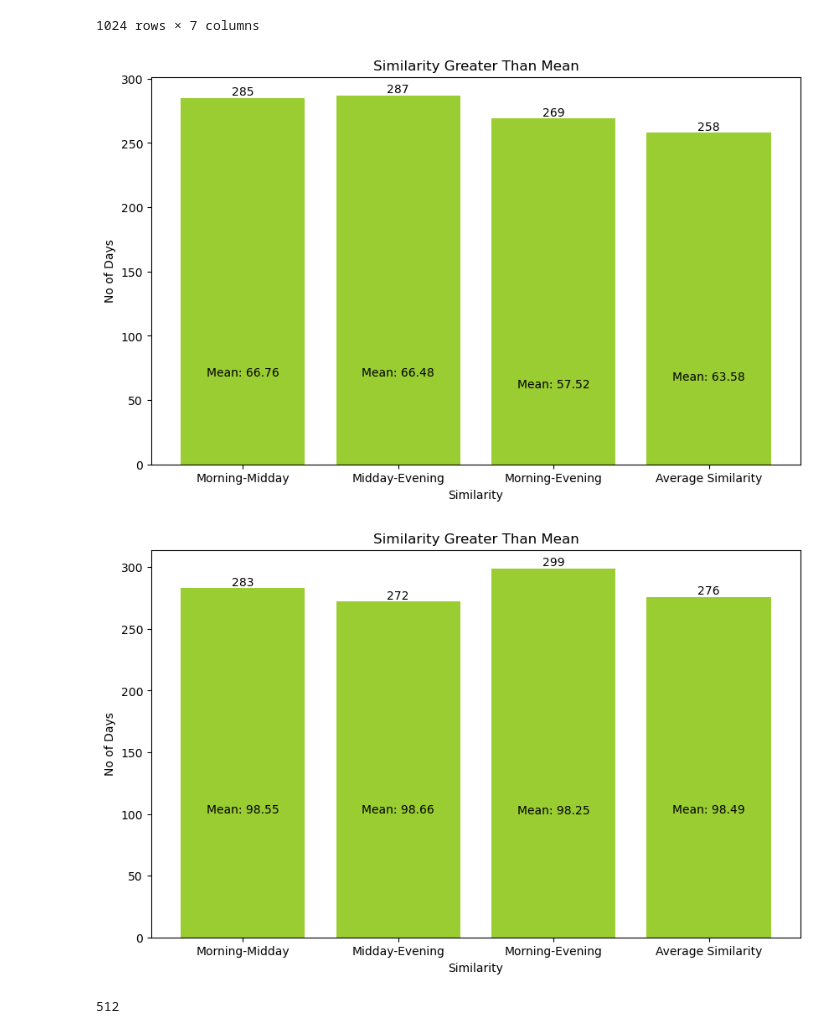
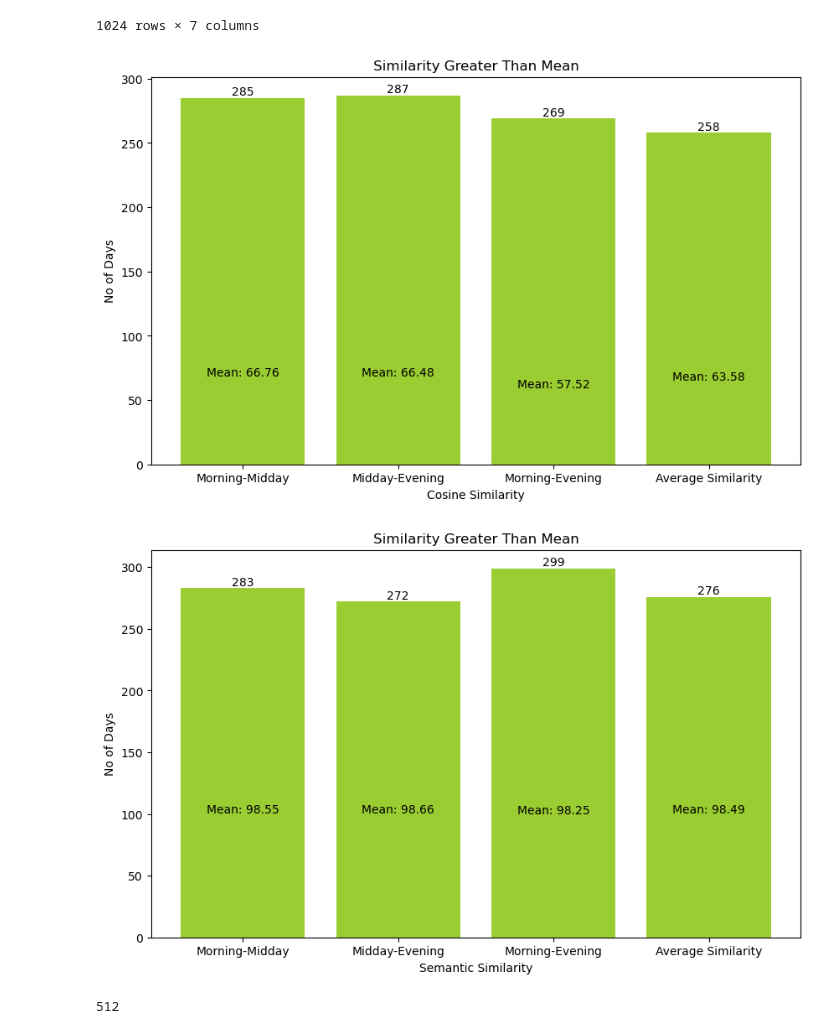
Before and after one commit to udayb3/Analysis-of-Daily-News-Bulletin, a Jupyter notebook: Graph/graph.ipynb, the cells around one changed output. Saved outputs shown, nothing was run; the diff lists cells and outputs as text; code cells hidden in the pictures.

Commit message:
updated graph

```diff
--- a/Graph/graph.ipynb
+++ b/Graph/graph.ipynb
@@ -362,34 +362,34 @@ df
 # %%
 technique = 'Cosine Similarity'
 technique_df = df[df['Technique'] == technique].copy()
 
 
 columns = ['Morning-Midday', 'Midday-Evening', 'Morning-Evening', 'Average Similarity']
 
 mean_values = technique_df[columns].mean()
 
 
 count_greater_than_mean = (technique_df[columns] > mean_values).sum()
 
 
 plt.figure(figsize=(10, 6))
 bars = plt.bar(count_greater_than_mean.index, count_greater_than_mean, color='yellowgreen')
 
 
 for bar in bars:
     yval = bar.get_height()
     plt.text(bar.get_x() + bar.get_width()/2, yval + 0.1, round(yval, 2), ha='center', va='bottom', rotation=0)
 
 for bar, mean_val in zip(bars, mean_values):
     plt.text(bar.get_x() + bar.get_width()/2, mean_val + 0.1, f'Mean: {round(mean_val, 2)}', ha='center', va='bottom', rotation=0, color='black')
 
 plt.title('Similarity Greater Than Mean')
-plt.xlabel('Similarity')
+plt.xlabel('Cosine Similarity')
 plt.ylabel('No of Days')
 plt.xticks(rotation=0, ha='center')
 plt.show()
 # %% [output]
-[figure, old version]
+[figure, new version]
 # %%
 technique = 'Semantic Similarity'
 technique_df = df[df['Technique'] == technique].copy()
@@ -415,12 +415,12 @@ for bar, mean_val in zip(bars, mean_values):
     plt.text(bar.get_x() + bar.get_width()/2, mean_val + 0.1, f'Mean: {round(mean_val, 2)}', ha='center', va='bottom', rotation=0, color='black')
 
 plt.title('Similarity Greater Than Mean')
-plt.xlabel('Similarity')
+plt.xlabel('Semantic Similarity')
 plt.ylabel('No of Days')
 plt.xticks(rotation=0, ha='center')
 plt.show()
 # %% [output]
-[figure, old version]
+[figure, new version]
 # %%
 technique_df['Morning-Midday'][technique_df['Morning-Midday']>0].count()
 # %% [output]
```
Also changed, not shown: parts of 2 cells of this notebook, 6 other files.
